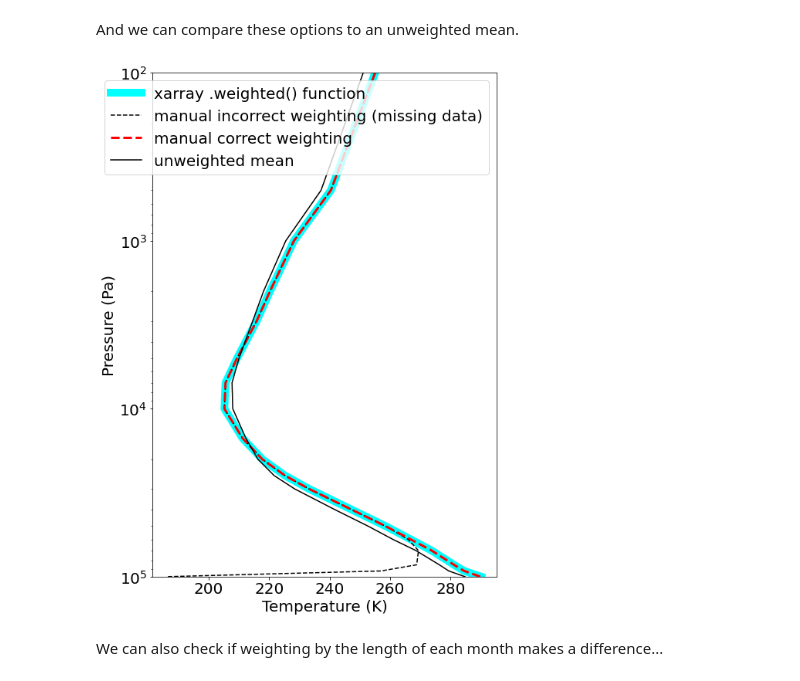
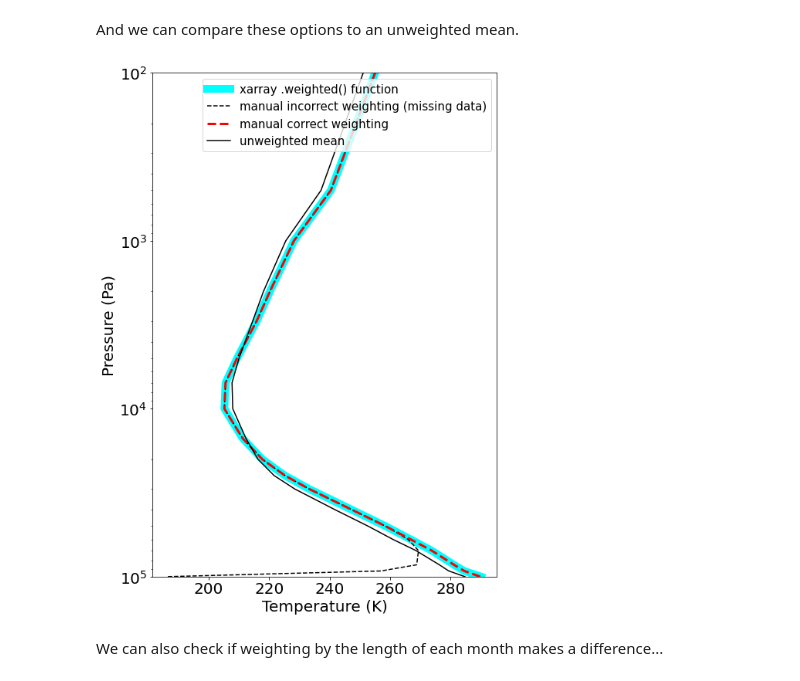
Before and after one commit to ruth-moorman/xarray-tutorial-surf23, a Jupyter notebook: introduction-to-xarray.ipynb, the cells around one changed output. Drawn from its saved outputs; the diff is of its cells as text; code cells hidden in the pictures.

Commit message:
header change and adjust legend

```diff
--- a/introduction-to-xarray.ipynb
+++ b/introduction-to-xarray.ipynb
@@ -356,15 +356,16 @@ plot_data_3   = ds["ta"].mean(['lat','lon','time']).transpose() # simple mean (i
 # %%
 fig = plt.figure(figsize=(8, 12)) # assign a vertically tall figure
 ax  = plt.axes()                  # assign axes to the figure
 
 plot_data.plot(  ax=ax, y='plev',yscale='log',ylim=[plot_data.plev.max()  ,plot_data.plev.min()  ],linewidth=10,              color='cyan' , label='xarray .weighted() function'  ) # plot profile, log scale, width 10, color cyan,  label as xarray
 plot_data_1.plot(ax=ax, y='plev',yscale='log',ylim=[plot_data_2.plev.max(),plot_data_2.plev.min()],linestyle='--',             color='black', label='manual incorrect weighting (missing data)') # plot profile, log scale,           color black, label as method 1
 plot_data_2.plot(ax=ax, y='plev',yscale='log',ylim=[plot_data_2.plev.max(),plot_data_2.plev.min()],linestyle='--', linewidth=3 ,color='red', label='manual correct weighting') # plot profile, log scale,           color black, label as method 1
 plot_data_3.plot(ax=ax, y='plev',yscale='log',ylim=[plot_data_2.plev.max(),plot_data_2.plev.min()],                           color='black', label='unweighted mean') # plot profile, log scale,           color black, label as method 1
 ax.set_xlabel('Temperature (K)');ax.set_ylabel('Pressure (Pa)')
-_ = ax.legend(fontsize=20) # you see the problems at the bottom from some missing data
+ax.legend(fontsize=15) # you see the problems at the bottom from some missing data
+plt.show()
 # %% [output]
-[figure, old version]
+[figure, new version]
 # %% [markdown]
 We can also check if weighting by the length of each month makes a difference...
 # %%
```
Also changed, not shown: parts of 1 cell of this notebook.
